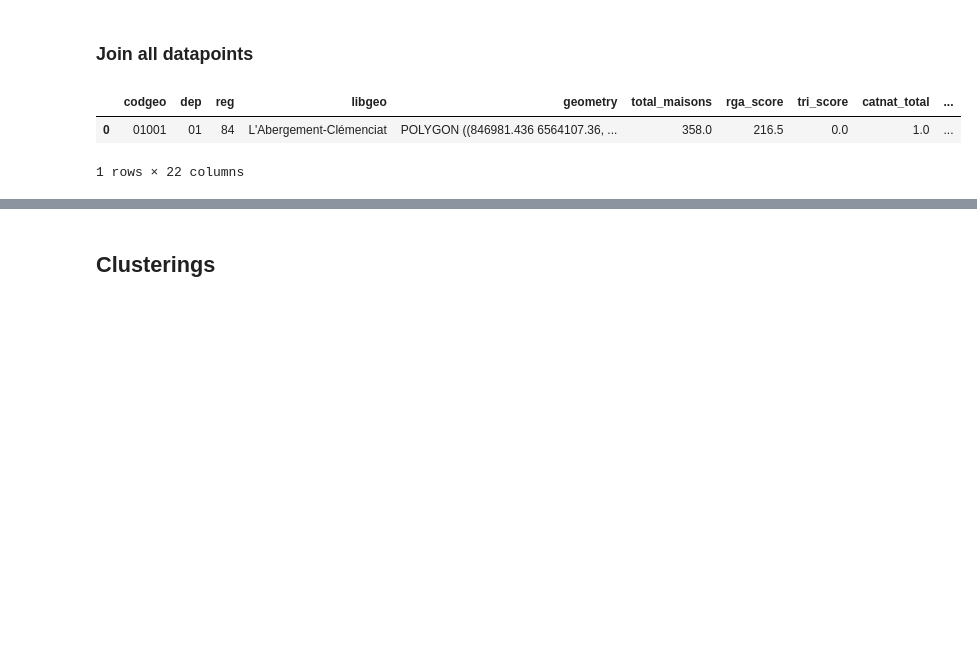
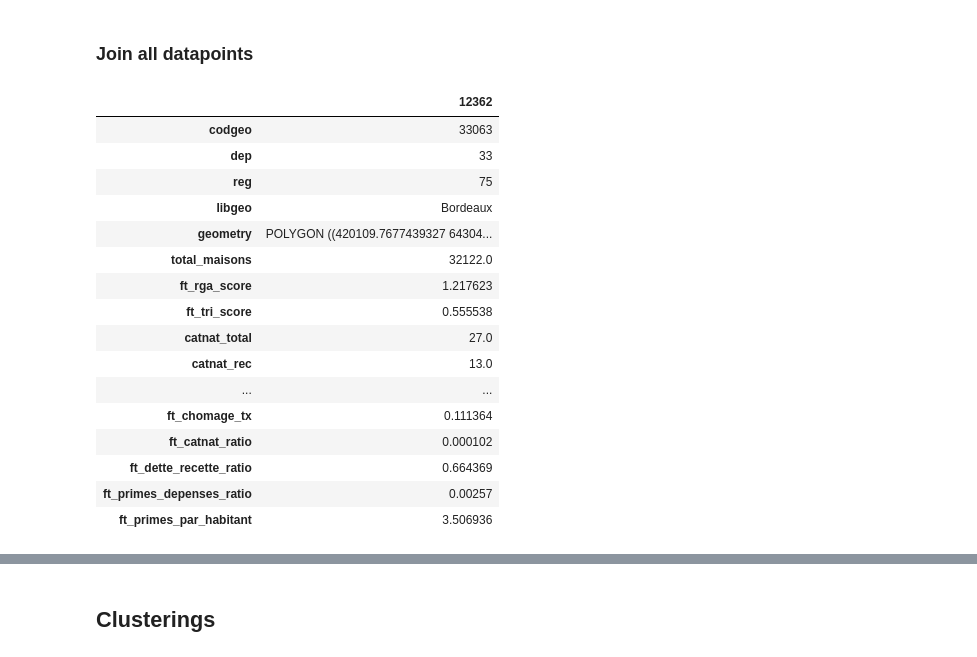
Before and after one commit to dataforgoodfr/14_PrixChangementClimatique, a Jupyter notebook: data/exploration/cluster_jacques.ipynb, the cells around one changed output, grey strips where cells are left out. Cells and saved outputs as stored; diff of their text form; code cells hidden in the pictures; blank space fills up the shorter version.

```diff
--- a/data/exploration/cluster_jacques.ipynb
+++ b/data/exploration/cluster_jacques.ipynb
@@ -128,7 +135,7 @@ for period, p_weight in period_weights.items():
         if col in risques_nat.columns:
             rga_weighted += p_weight * s_weight * risques_nat[col]
 
-risques_nat['rga_score'] = rga_weighted
+risques_nat['rga_score'] = rga_weighted / risques_nat.total_maisons
 
 # TRI Score
 tri_cols = [c for c in risques_nat.columns if c.startswith('tri_') and not c.endswith('_nul') and not c == 'tri_nul_nul']
@@ -138,7 +145,7 @@ tri_weighted = (
     5 * risques_nat[[c for c in tri_cols if 'fort' in c]].sum(axis=1)
 )
 
-risques_nat['tri_score'] = tri_weighted
+risques_nat['tri_score'] = tri_weighted / risques_nat.total_maisons
 risques_nat = risques_nat[['code_commune_insee', 'total_maisons', 'rga_score', 'tri_score']].rename(columns={'code_commune_insee':'codgeo'})
 risques_nat.head()
 # %% [output]
@@ -222,10 +235,17 @@ FROM dev.main.insee_filosofi_2021
 """
 
 rev = run_duckdb_query(q)
+rev_median_france = rev[
+    (rev.geo_object == 'FRANCE')
+    & (rev.time_period == 2021)
+    & (rev.filosofi_measure == 'MED_SL') #D9_SL, D1_SL
+].obs_value.item()
+
 rev = rev[
     (rev.geo_object == 'COM')
     & (rev.time_period == 2021)
-    & (rev.filosofi_measure == 'MED_SL')
-][['code_geo', 'obs_value']].rename(columns={'code_geo':'codgeo', 'obs_value':'med_rev'})
+    & (rev.filosofi_measure == 'MED_SL') #D9_SL, D1_SL
+][['code_geo', 'obs_value']].rename(columns={'code_geo':'codgeo', 'obs_value':'rev_med'})
+rev['rev_ecart_nat'] = rev['rev_med'] / rev_median_france - 1
 rev.head()
 # %% [output]
@@ -274,16 +292,47 @@ full = com.copy()
 full = full.merge(risques_nat, on='codgeo', how='left')
 full = full.merge(ccr, on='codgeo', how='left')
 full = full.merge(primes, on='codgeo', how='left')
-full = full.merge(budgets, on='codgeo', how='left')
+full = full.merge(com_fin, on='codgeo', how='left')
 full = full.merge(rev, on='codgeo', how='left')
 full = full.merge(chomage, on='codgeo', how='left')
+# %%
+# Cleanup
+# We remove the communes with no inhabitants
+full = full[full['pop'] > POP_MIN]
+full = full[full['primes_median'] > PRIMES_MIN]
+full = full[full['primes_median'] < PRIMES_MAX]
 # %%
-full['primes_ratio'] = full['primes_median'] / full['pop_totale']
-full['rga_score_scaled'] = full['rga_score'] / full['total_maisons']
-full['tri_score_scaled'] = full['tri_score'] / full['total_maisons']
-full['catnat_ratio'] = full['catnat_total'] / full['pop_totale']
-full.head(1)
+# Defining features
+full.rename(columns={
+    'primes_median': 'ft_primes_median',
+    'chomage_tx': 'ft_chomage_tx',
+    'catnat_rec_ratio': 'ft_catnat_rec_ratio',
+    'rev_ecart_nat': 'ft_rev_ecart_nat',
+    'rga_score': 'ft_rga_score',
+    'tri_score': 'ft_tri_score',
+    }, inplace=True)
+
+full['ft_catnat_ratio'] = full['catnat_total'] / full['pop']
+full['ft_dette_recette_ratio'] = full['dettes'] / full['recettes']
+full['ft_primes_depenses_ratio'] = full['ft_primes_median'] / full['depenses_fonct']
+full['ft_primes_par_habitant'] = full['ft_primes_median'] / full['pop']
+
+full[full.codgeo == '33063'].head(1).transpose()
 # %% [output]
-|  | codgeo | dep | reg | libgeo | geometry | total_maisons | rga_score | tri_score | catnat_total | ... |
-| 0 | 01001 | 01 | 84 | L'Abergement-Clémenciat | POLYGON ((846981.436 6564107.36, ... | 358.0 | 216.5 | 0.0 | 1.0 | ... |
+|  | 12362 |
+| codgeo | 33063 |
+| dep | 33 |
+| reg | 75 |
+| libgeo | Bordeaux |
+| geometry | POLYGON ((420109.7677439327 64304... |
+| total_maisons | 32122.0 |
+| ft_rga_score | 1.217623 |
+| ft_tri_score | 0.555538 |
+| catnat_total | 27.0 |
+| catnat_rec | 13.0 |
+| ... | ... |
+| ft_chomage_tx | 0.111364 |
+| ft_catnat_ratio | 0.000102 |
+| ft_dette_recette_ratio | 0.664369 |
+| ft_primes_depenses_ratio | 0.00257 |
+| ft_primes_par_habitant | 3.506936 |
-1 rows × 22 columns
```
Also changed, not shown: parts of 33 cells of this notebook, 2 other files.
